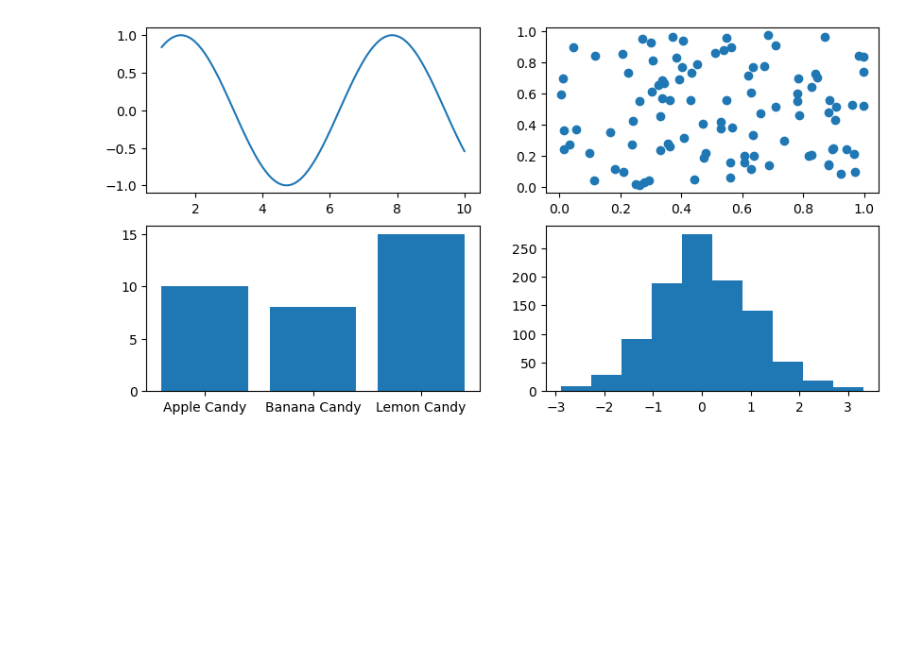
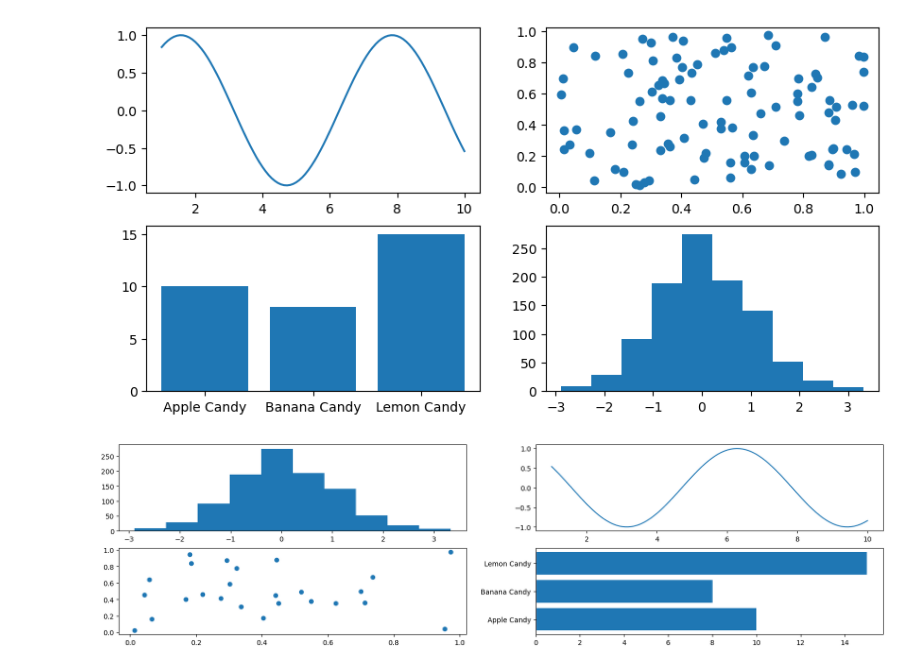
Before and after one commit to mebestaca/Path-to-Machine-Learning, a Jupyter notebook: Introduction to Matplotlib/Introduction to Matplotlib.ipynb, the cells around one changed output. Drawn from its saved outputs; the diff is of its cells as text; code cells hidden in the pictures; blank space fills up the shorter version.

```diff
--- a/Introduction to Matplotlib/Introduction to Matplotlib.ipynb
+++ b/Introduction to Matplotlib/Introduction to Matplotlib.ipynb
@@ -144,3 +144,11 @@ ax3.bar(candies_and_prices.keys(), candies_and_prices.values());
 ax4.hist(bell);
 # %% [output]
 [figure]
+# %%
+fig, ax = plt.subplots(nrows = 2, ncols = 2, figsize = (20, 5));
+ax[0, 0].hist(bell);
+ax[0, 1].plot(x, np.cos(x));
+ax[1, 0].scatter(np.random.random(25), np.random.random(25));
+ax[1, 1].barh(list(candies_and_prices.keys()), list(candies_and_prices.values()));
+# %% [output]
+[figure, added]
```
